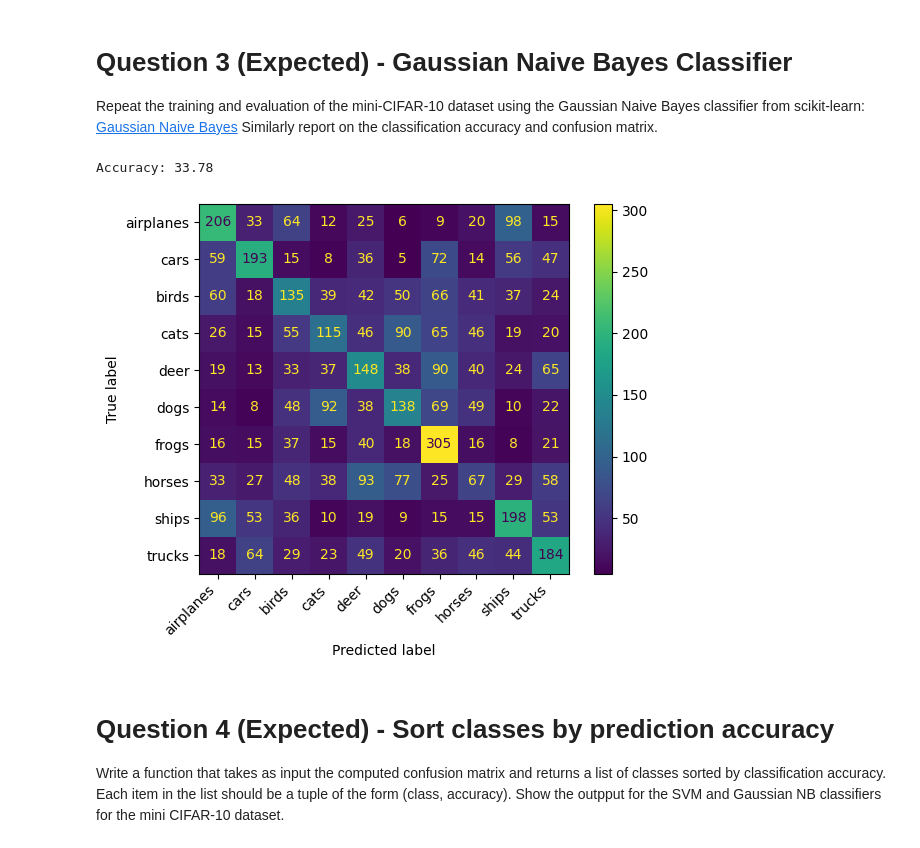
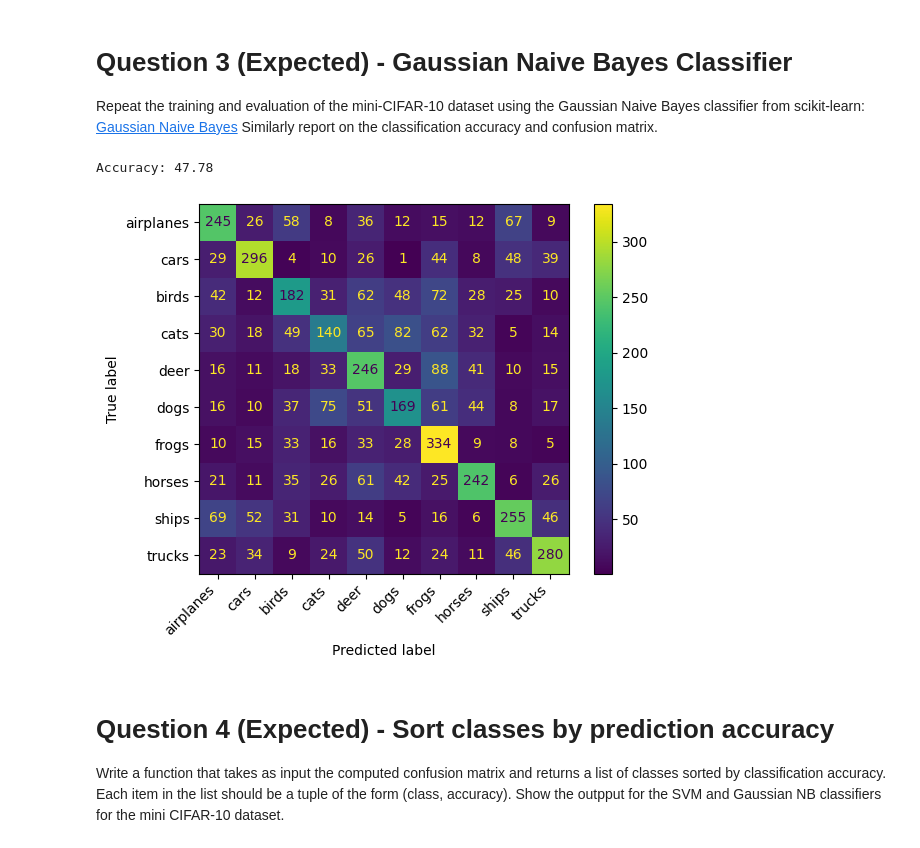
Before and after one commit to bhavanvir/CSC-421, a Jupyter notebook: Assignment 4 - Machine Learning and Deep Learning/csc421_Fall_2023_assignment4.ipynb, the cells around one changed output. Saved outputs shown, nothing was run; the diff lists cells and outputs as text; code cells hidden in the pictures.

```diff
--- a/Assignment 4 - Machine Learning and Deep Learning/csc421_Fall_2023_assignment4.ipynb
+++ b/Assignment 4 - Machine Learning and Deep Learning/csc421_Fall_2023_assignment4.ipynb
@@ -155,21 +155,21 @@ Similarly report on the classification accuracy and confusion matrix.
 # %%
 # YOUR CODE GOES HERE
 from sklearn.naive_bayes import GaussianNB
 
 gaussian_clf = GaussianNB()
-gaussian_clf.fit(X_train, y_train)
+gaussian_clf.fit(X_train_pca, y_train)
 
-y_test_predict = gaussian_clf.predict(X_test)
+y_test_predict = gaussian_clf.predict(X_test_pca)
 print(f"Accuracy: {accuracy_score(y_test, y_test_predict) * 100:.2f}")
 
 gaussian_cm = confusion_matrix(y_test, y_test_predict)
 disp = ConfusionMatrixDisplay(gaussian_cm, display_labels=['airplanes', 'cars', 'birds', 'cats', 'deer', 'dogs', 'frogs', 'horses', 'ships', 'trucks'])
 disp.plot()
 plt.xticks(rotation=45, ha='right')
 plt.show()
 # %% [output]
-Accuracy: 33.78
+Accuracy: 47.78
-[figure, old version]
+[figure, new version]
 # %% [markdown]
  # Question 4 (Expected) - Sort classes by prediction accuracy
 
```
Also changed, not shown: parts of 3 cells of this notebook.
